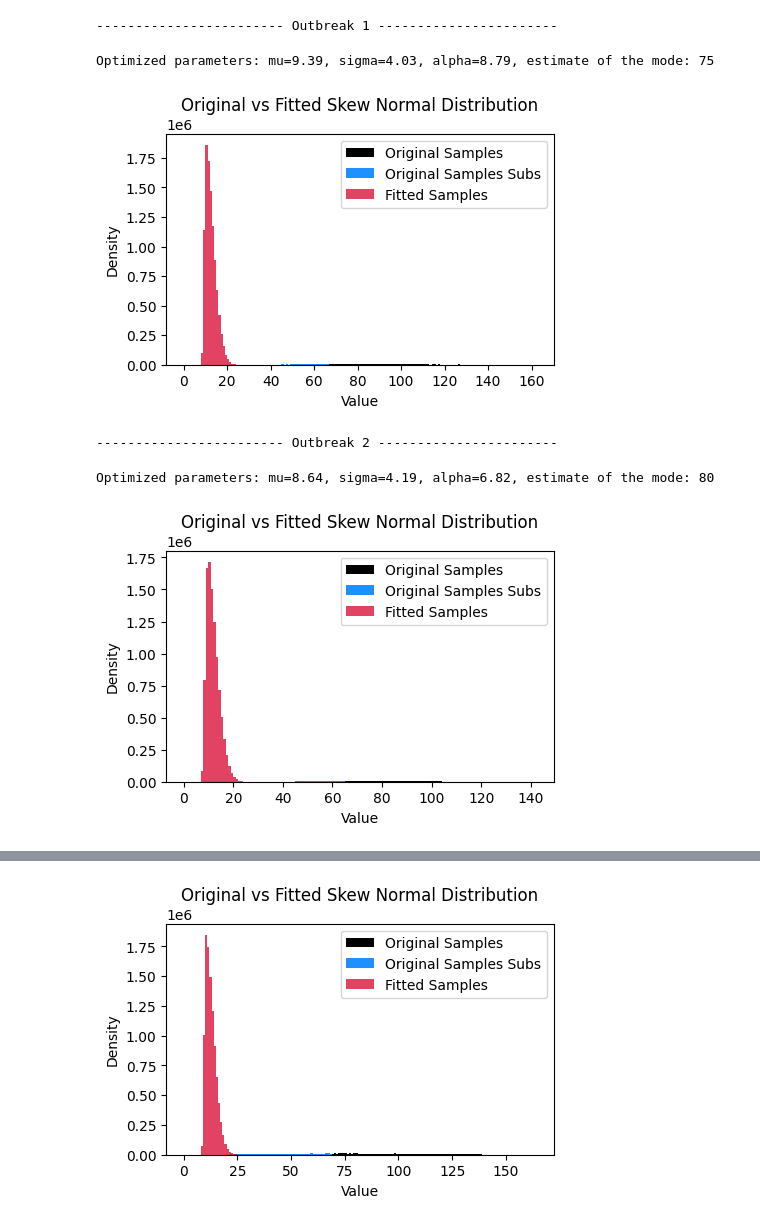
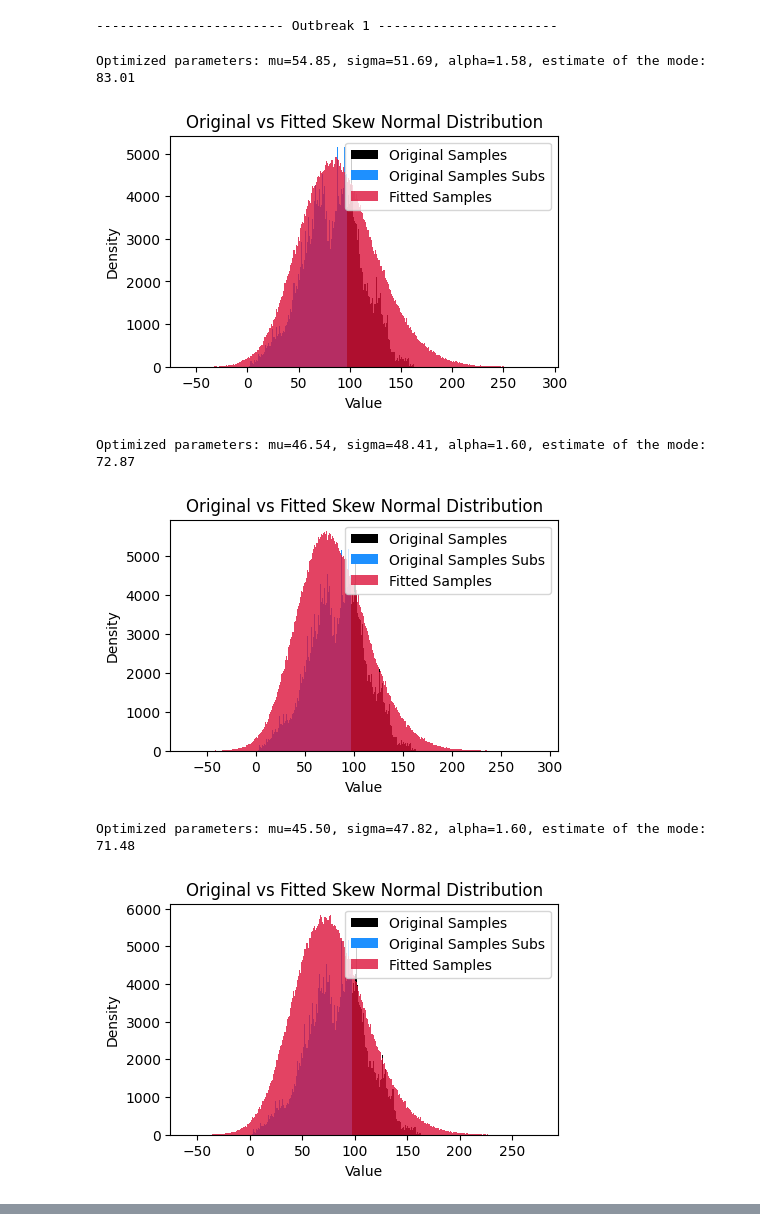
Before and after one commit to silaskoemen/ForecastPNN, a Jupyter notebook: exploration/torch_optim_params.ipynb, the cells around one changed output, grey strips where cells are left out. Drawn from its saved outputs; the diff is of its cells as text; code cells hidden in the pictures.

```diff
--- a/exploration/torch_optim_params.ipynb
+++ b/exploration/torch_optim_params.ipynb
@@ -55,32 +55,36 @@ def print_true_outbreak_vs_fitted_values_subs(samples, alpha, mu, sigma, samples
 # %%
 from forecastpnn.models.dist_optimizer import optimize_params
 
 import scipy
 from tqdm import tqdm
 from scipy.stats import skewnorm
 
 modes = [75, 80, 75, 120, 160, 75, 120, 60]
-SAMPLES_SEEN = 70
+SAMPLES_SEEN = 100
 BOOTSTRAP_ITERS = 5
 DECAY = 0.99  # Future idea, problem with pdf to fit and correct calculation of total samples
 for i, dr in enumerate(bounds):
     print(f"------------------------ Outbreak {i+1} -----------------------")
     #samples = daily_df.loc[dr, "count"]
     samples = dl.loc[dr, "count"].astype(int)  # Try out with smoothed data
     samples_subs = samples.iloc[:SAMPLES_SEEN].values
     samples_subs = samples_subs - samples.iloc[0]
+    max_val = samples_subs.max()
     samples = samples.values - samples.iloc[0]
     samples_subs = samples_subs[samples_subs > 0]
     samples = samples[samples > 0]
     samples_array = np.repeat(np.arange(len(samples)), samples)
     samples_subs_array = np.repeat(np.arange(len(samples_subs)), samples_subs)
-    alpha, mu, sigma = optimize_params(samples_subs_array, peak_loc=modes[i], lambda_loc=1e3, lambda_alpha=1e4)
-    print(f"Optimized parameters: mu={mu:.2f}, sigma={sigma:.2f}, alpha={alpha:.2f}, estimate of the mode: {modes[i]}")
-    print_true_outbreak_vs_fitted_values_subs(samples_array, alpha, mu, sigma, samples_subs_array, density=False, size_based_on_cdf = False)
+    for _ in range(BOOTSTRAP_ITERS):
+        mode = modes[i] + np.random.normal(0, 5)
+        alpha, mu, sigma = optimize_params(samples_subs_array, peak_loc=mode, lambda_loc=10*max_val, lambda_alpha=1e4)
+        print(f"Optimized parameters: mu={mu:.2f}, sigma={sigma:.2f}, alpha={alpha:.2f}, estimate of the mode: {mode:.2f}")
+        print_true_outbreak_vs_fitted_values_subs(samples_array, alpha, mu, sigma, samples_subs_array, density=False, size_based_on_cdf = False)
 # %% [output]
 ------------------------ Outbreak 1 -----------------------
-Optimized parameters: mu=9.39, sigma=4.03, alpha=8.79, estimate of the mode: 75
+Optimized parameters: mu=54.85, sigma=51.69, alpha=1.58, estimate of the mode: 83.01
-[figure, old version]
+[figure, new version]
------------------------- Outbreak 2 -----------------------
+Optimized parameters: mu=46.54, sigma=48.41, alpha=1.60, estimate of the mode: 72.87
+[figure, new version]
-Optimized parameters: mu=8.64, sigma=4.19, alpha=6.82, estimate of the mode: 80
+Optimized parameters: mu=45.50, sigma=47.82, alpha=1.60, estimate of the mode: 71.48
-[figure, old version]
+[figure, new version]
@@ -89 +93,0 @@ Optimized parameters: mu=9.49, sigma=4.02, alpha=8.46, estimate of the mode: 75
-[figure, old version]
```
Also changed, not shown: parts of 1 cell of this notebook, 2 other files.
